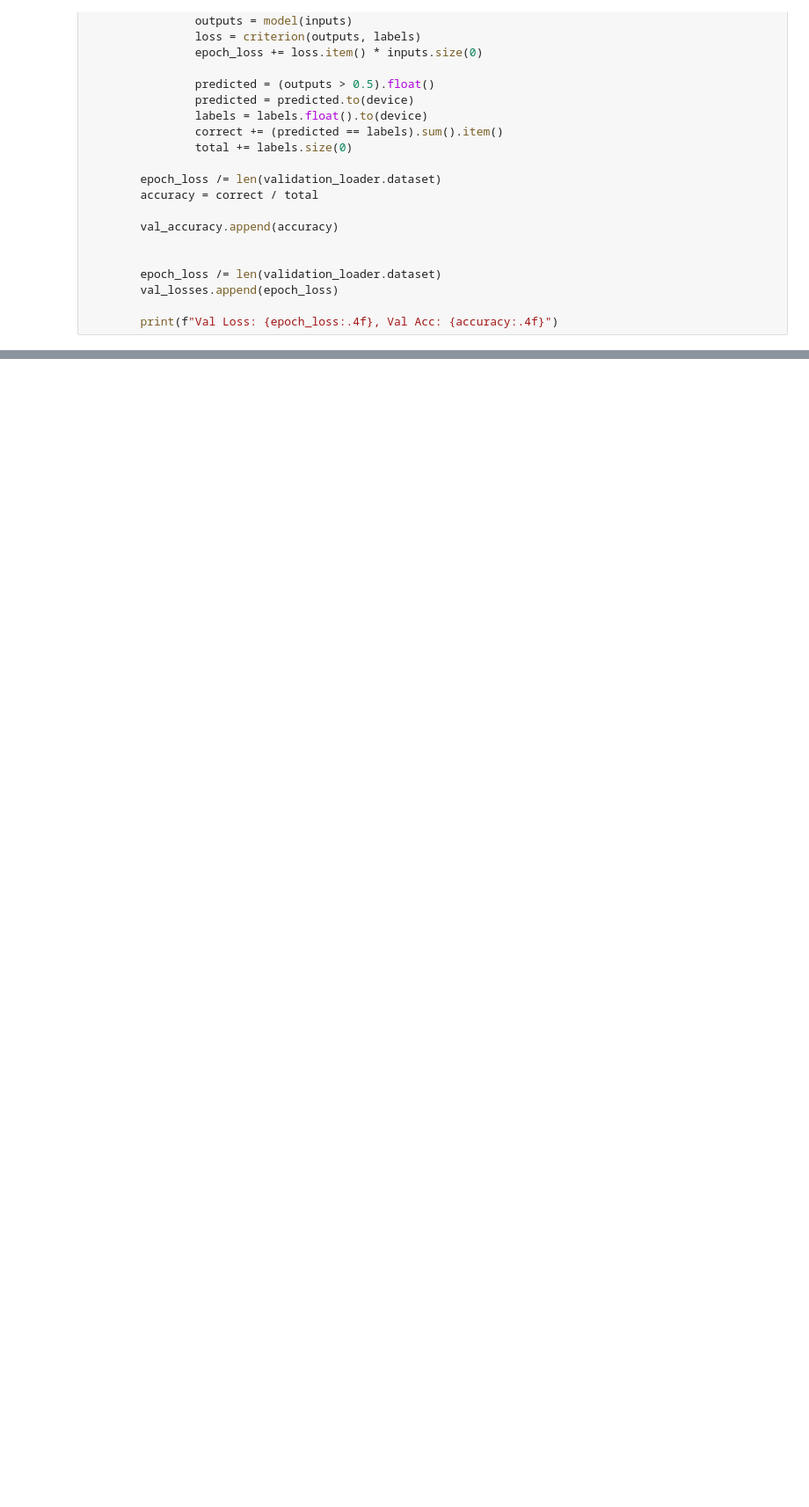
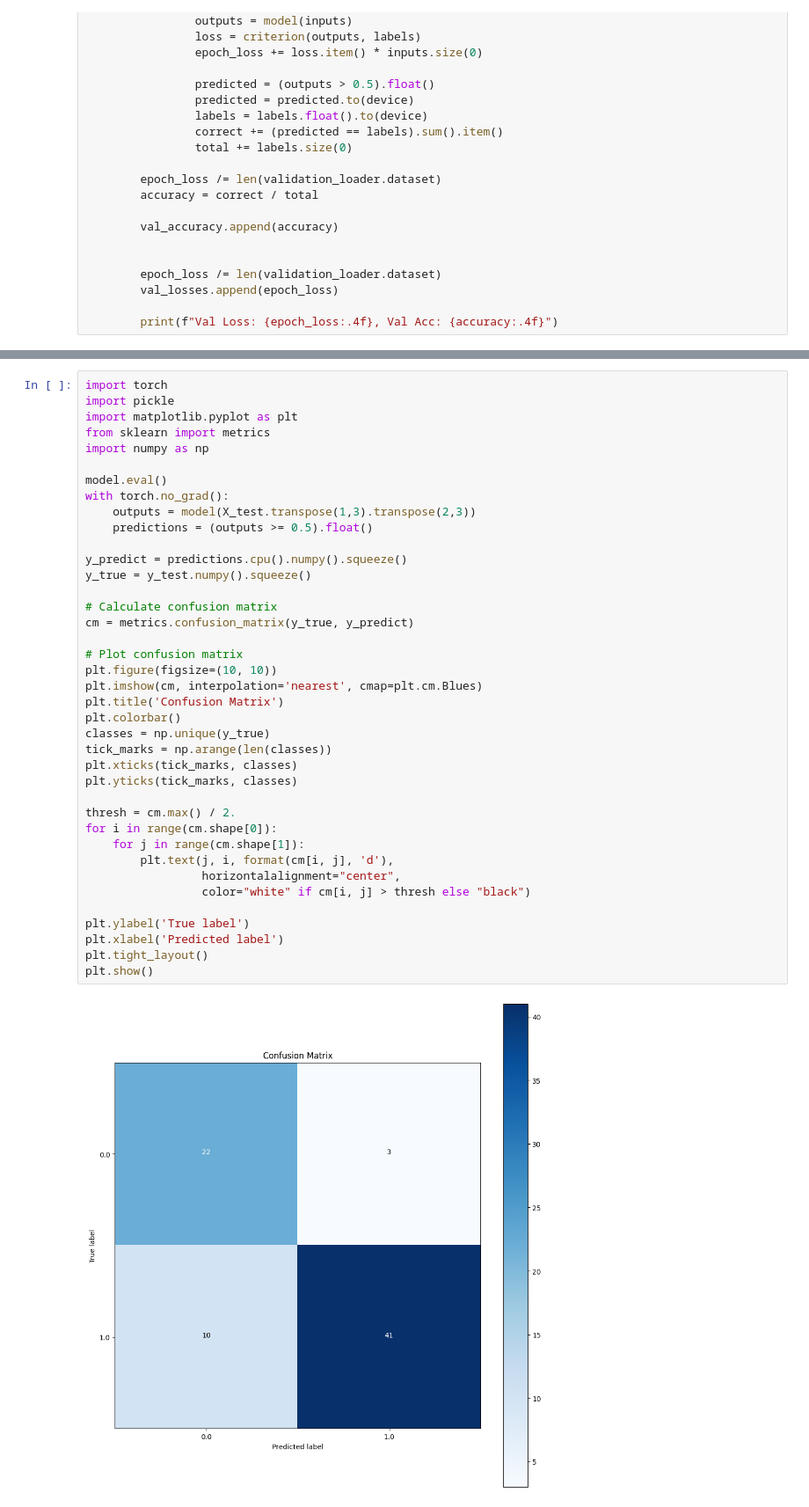
Before and after one commit to cereal-with-water/Brain-tumor-Detection, a Jupyter notebook: notebook.ipynb, the cells around one changed output, grey strips where cells are left out. Shown at 88% size. Cells and saved outputs as stored; diff of their text form; blank space fills up the shorter version.

```diff
--- a/notebook.ipynb
+++ b/notebook.ipynb
@@ -339,0 +342,41 @@ plt.show()
+# %%
+import torch
+import pickle
+import matplotlib.pyplot as plt
+from sklearn import metrics
+import numpy as np
+
+model.eval()
+with torch.no_grad():
+    outputs = model(X_test.transpose(1,3).transpose(2,3))
+    predictions = (outputs >= 0.5).float()
+
+y_predict = predictions.cpu().numpy().squeeze()
+y_true = y_test.numpy().squeeze()
+
+# Calculate confusion matrix
+cm = metrics.confusion_matrix(y_true, y_predict)
+
+# Plot confusion matrix
+plt.figure(figsize=(10, 10))
+plt.imshow(cm, interpolation='nearest', cmap=plt.cm.Blues)
+plt.title('Confusion Matrix')
+plt.colorbar()
+classes = np.unique(y_true)
+tick_marks = np.arange(len(classes))
+plt.xticks(tick_marks, classes)
+plt.yticks(tick_marks, classes)
+
+thresh = cm.max() / 2.
+for i in range(cm.shape[0]):
+    for j in range(cm.shape[1]):
+        plt.text(j, i, format(cm[i, j], 'd'),
+                 horizontalalignment="center",
+                 color="white" if cm[i, j] > thresh else "black")
+
+plt.ylabel('True label')
+plt.xlabel('Predicted label')
+plt.tight_layout()
+plt.show()
+# %% [output]
+[figure, added]
```
Also changed, not shown: parts of 5 cells of this notebook.
